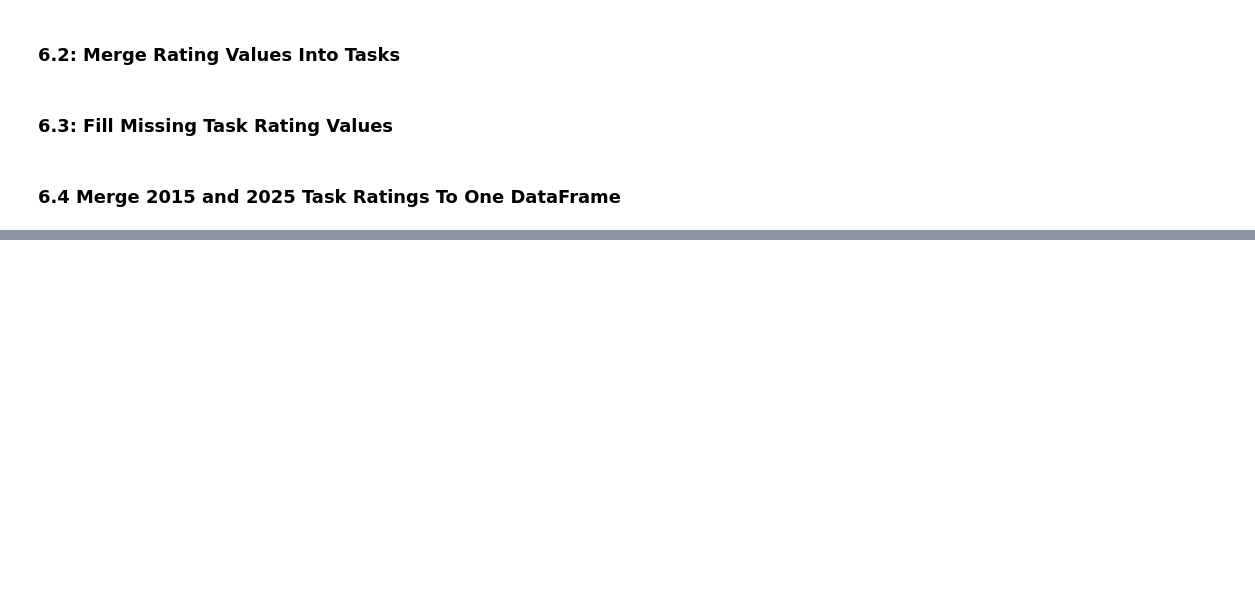
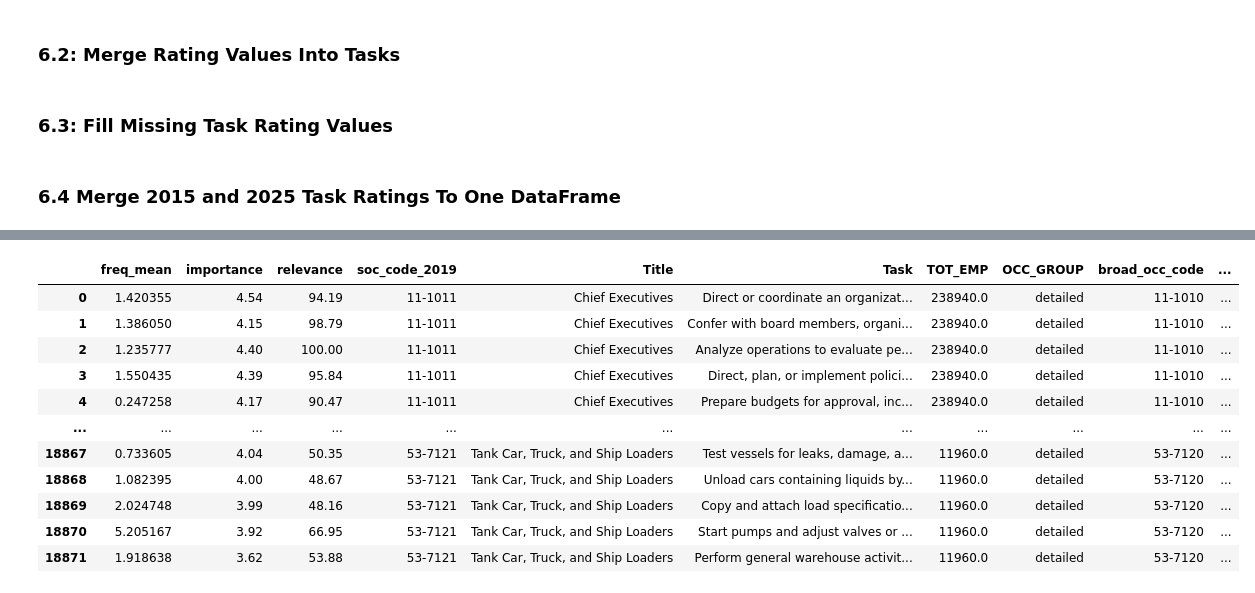
Before and after one commit to theodorewright11/aei_data_analysis, a Jupyter notebook: scripts/data_merge.ipynb, the cells around one changed output, grey strips where cells are left out. Cells and saved outputs as stored; diff of their text form; code cells hidden in the pictures; blank space fills up the shorter version.

```diff
--- a/scripts/data_merge.ipynb
+++ b/scripts/data_merge.ipynb
@@ -1283,0 +1603,91 @@ if save_files_each_step:
+# %%
+ratings_df = pd.read_csv("../merged_data_files/ratings_cleaned_2015.csv")
+nat_emp_df = pd.read_csv("../data/oews_national_2015.csv")
+
+ # Get only columns needed
+emp_df_trimmed = nat_emp_df[["OCC_CODE", "TOT_EMP", "OCC_GROUP"]].copy()
+emp_df_trimmed.rename(columns={"OCC_CODE": "soc_code_2019"}, inplace=True)
+
+ratings_df_trimmed = ratings_df[["freq_mean", "importance", "relevance", "O*NET-SOC Code", "Title", "Task"]].copy()
+ratings_df_trimmed.rename(columns={"O*NET-SOC Code": "soc_code_2019"}, inplace=True)
+ratings_df_trimmed["soc_code_2019"] = ratings_df_trimmed["soc_code_2019"].str[:7]
+
+# Change emp columns to floats
+emp_df_trimmed["TOT_EMP"] = pd.to_numeric(emp_df_trimmed["TOT_EMP"], errors="coerce")
+
+merged = ratings_df_trimmed.merge(
+    emp_df_trimmed,
+    on="soc_code_2019",
+    how="left"
+)
+
+detailed_occ_2010 = pd.read_csv("../data/detailed_occ_2010.csv")
+
+# Derive 6-digit soc (drop decimals like .03)
+detailed_occ_2010["soc6"] = detailed_occ_2010["O*NET-SOC 2010 Code"].str[:7]
+
+# Derive broad code (replace last digit with 0 → e.g. 11-1011 → 11-1010)
+detailed_occ_2010["broad_code"] = detailed_occ_2010["soc6"].str.replace(r"(\d)$", "0", regex=True)
+
+# Count unique detailed codes per broad
+broad_counts_map = (
+    detailed_occ_2010.groupby("broad_code")["soc6"]
+        .nunique()
+        .astype("Int64")
+        .to_dict()
+)
+
+# Derive broad code from each row's SOC 2010 (e.g., 11-1011.03 -> 11-1010)
+merged["broad_occ_code"] = (
+    merged["soc_code_2019"].astype(str).str[:7].str.replace(r"(\d)$", "0", regex=True)
+)
+
+# Map counts
+merged["broad_counts"] = merged["broad_occ_code"].map(broad_counts_map)
+
+
+# Get 5 digit SOC codes for broad groups to merge on
+emp_df_trimmed["5_digit_soc"] = emp_df_trimmed["soc_code_2019"].astype(str).str[:6]
+
+#Create fallback DataFrames with only broad groups and where median values are missing
+emp_df_trimmed_fallback_1st = emp_df_trimmed[emp_df_trimmed["OCC_GROUP"] == "broad"]
+merged_fallback_1st = merged[merged["TOT_EMP"].isna()].copy()
+merged_fallback_1st["5_digit_soc"] = merged_fallback_1st["soc_code_2019"].astype(str).str[:6]
+
+# Create fallback df with broad group wages
+fallback_merge = merged_fallback_1st.merge(
+    emp_df_trimmed_fallback_1st[["5_digit_soc", "TOT_EMP"]],
+    on="5_digit_soc", how="left",
+    suffixes=("", "_fallback")
+)
+
+fallback_merge["TOT_EMP_fallback"] = fallback_merge["TOT_EMP_fallback"] / fallback_merge["broad_counts"]
+
+# Make titles unique so we don't create a Cartesian product when merging into main DataFrame
+fallback_merge_unique_titles = fallback_merge.drop_duplicates(subset="Title")
+
+# Merge fallback data into the main dataframe
+merged = merged.merge(
+    fallback_merge_unique_titles[["Title", "TOT_EMP_fallback"]],
+    on="Title",
+    how="left"
+)
+
+# Fill missing emp values from fallback columns
+merged["TOT_EMP"] = merged["TOT_EMP"].fillna(merged["TOT_EMP_fallback"])
+
+
+merged
+# %% [output]
+|  | freq_mean | importance | relevance | soc_code_2019 | Title | Task | TOT_EMP | OCC_GROUP | broad_occ_code | ... |
+| 0 | 1.420355 | 4.54 | 94.19 | 11-1011 | Chief Executives | Direct or coordinate an organizat... | 238940.0 | detailed | 11-1010 | ... |
+| 1 | 1.386050 | 4.15 | 98.79 | 11-1011 | Chief Executives | Confer with board members, organi... | 238940.0 | detailed | 11-1010 | ... |
+| 2 | 1.235777 | 4.40 | 100.00 | 11-1011 | Chief Executives | Analyze operations to evaluate pe... | 238940.0 | detailed | 11-1010 | ... |
+| 3 | 1.550435 | 4.39 | 95.84 | 11-1011 | Chief Executives | Direct, plan, or implement polici... | 238940.0 | detailed | 11-1010 | ... |
+| 4 | 0.247258 | 4.17 | 90.47 | 11-1011 | Chief Executives | Prepare budgets for approval, inc... | 238940.0 | detailed | 11-1010 | ... |
+| ... | ... | ... | ... | ... | ... | ... | ... | ... | ... | ... |
+| 18867 | 0.733605 | 4.04 | 50.35 | 53-7121 | Tank Car, Truck, and Ship Loaders | Test vessels for leaks, damage, a... | 11960.0 | detailed | 53-7120 | ... |
+| 18868 | 1.082395 | 4.00 | 48.67 | 53-7121 | Tank Car, Truck, and Ship Loaders | Unload cars containing liquids by... | 11960.0 | detailed | 53-7120 | ... |
+| 18869 | 2.024748 | 3.99 | 48.16 | 53-7121 | Tank Car, Truck, and Ship Loaders | Copy and attach load specificatio... | 11960.0 | detailed | 53-7120 | ... |
+| 18870 | 5.205167 | 3.92 | 66.95 | 53-7121 | Tank Car, Truck, and Ship Loaders | Start pumps and adjust valves or ... | 11960.0 | detailed | 53-7120 | ... |
+| 18871 | 1.918638 | 3.62 | 53.88 | 53-7121 | Tank Car, Truck, and Ship Loaders | Perform general warehouse activit... | 11960.0 | detailed | 53-7120 | ... |
```
Also changed, not shown: parts of 16 cells of this notebook, 4 other files.
